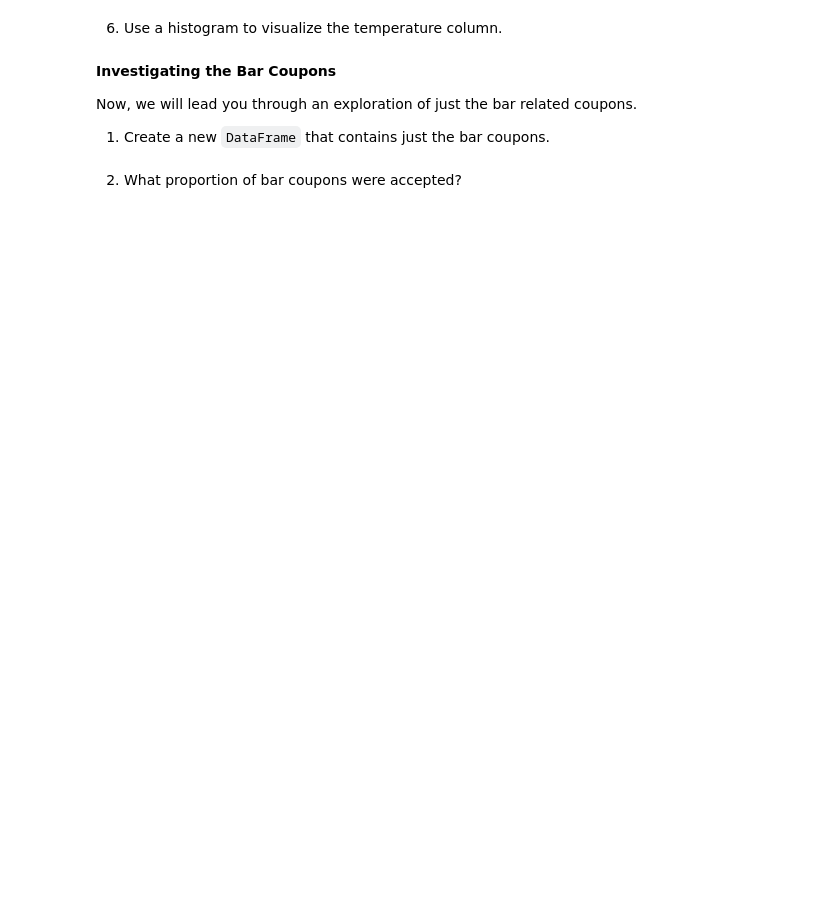
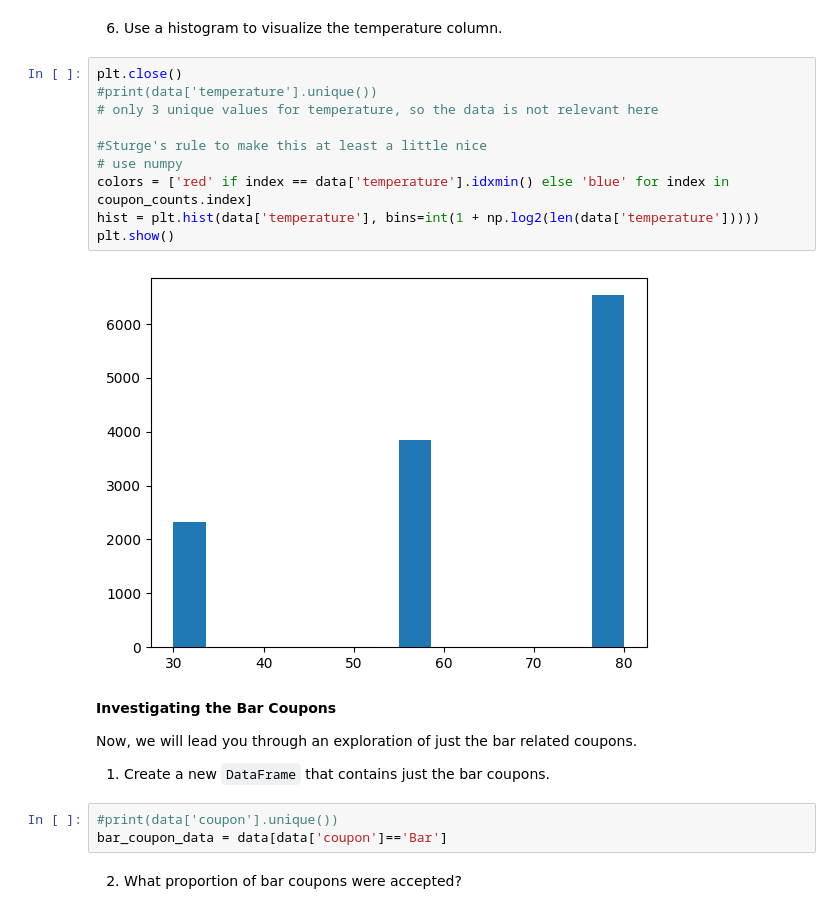
Before and after one commit to rbhat/aiml-customer-code, a Jupyter notebook: prompt.ipynb, the cells around one changed output. Drawn from its saved outputs; the diff is of its cells as text; blank space fills up the shorter version.

```diff
--- a/prompt.ipynb
+++ b/prompt.ipynb
@@ -132,10 +140,25 @@ Proportion of users accepting the coupon is 56.84%
 # %% [markdown]
 6. Use a histogram to visualize the temperature column.
+# %%
+plt.close()
+#print(data['temperature'].unique())
+# only 3 unique values for temperature, so the data is not relevant here
+
+#Sturge's rule to make this at least a little nice
+# use numpy
+colors = ['red' if index == data['temperature'].idxmin() else 'blue' for index in coupon_counts.index]
+hist = plt.hist(data['temperature'], bins=int(1 + np.log2(len(data['temperature']))))
+plt.show()
+# %% [output]
+[figure, added]
 # %% [markdown]
 **Investigating the Bar Coupons**
 
 Now, we will lead you through an exploration of just the bar related coupons.
 
 1. Create a new `DataFrame` that contains just the bar coupons.
+# %%
+#print(data['coupon'].unique())
+bar_coupon_data = data[data['coupon']=='Bar']
 # %% [markdown]
 2. What proportion of bar coupons were accepted?
```
Also changed, not shown: parts of 4 cells of this notebook.
